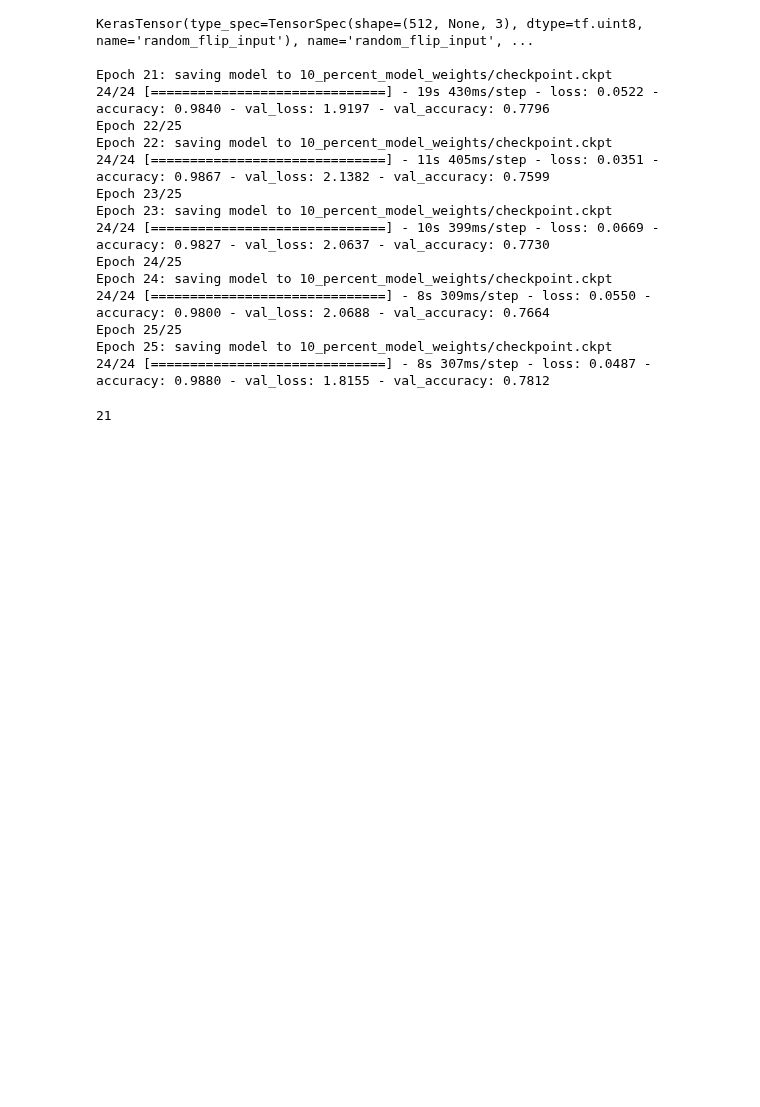
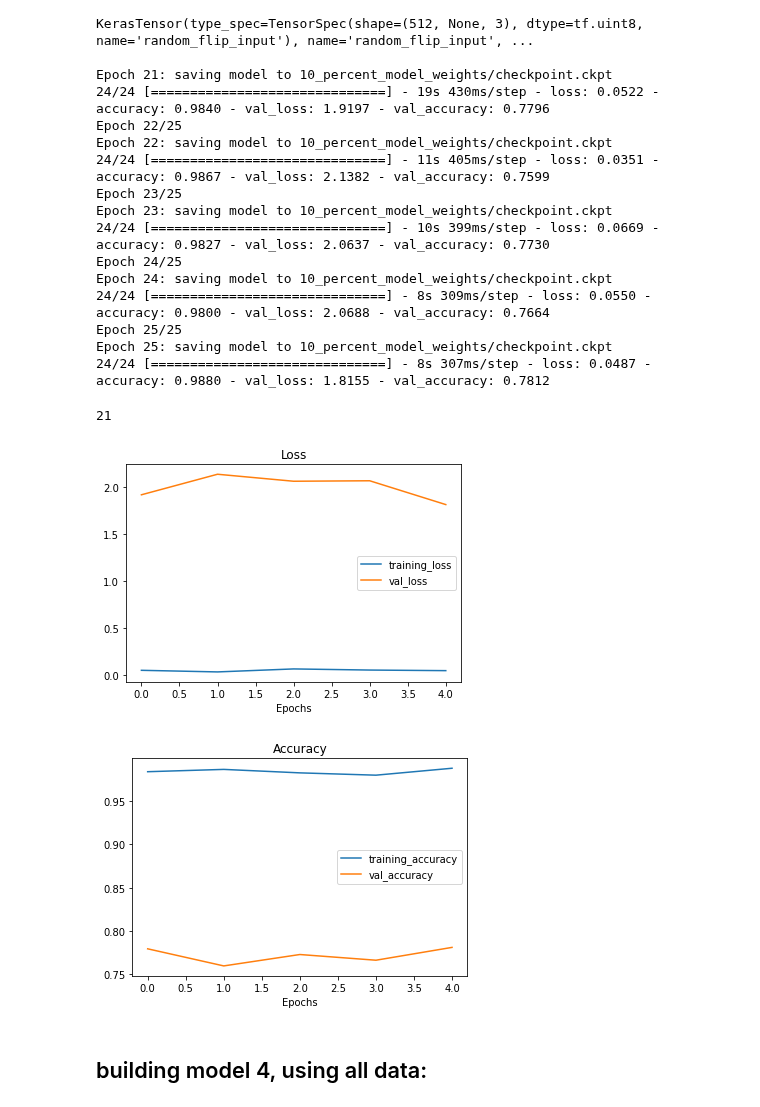
Before and after one commit to hamednasr/tensorflow, a Jupyter notebook: 05_transfer_learning_in_tensorflow_2.ipynb, the cells around one changed output. Cells and saved outputs as stored; diff of their text form; code cells hidden in the pictures; blank space fills up the shorter version.

```diff
--- a/05_transfer_learning_in_tensorflow_2.ipynb
+++ b/05_transfer_learning_in_tensorflow_2.ipynb
@@ -815,3 +822,10 @@ Epoch 25: saving model to 10_percent_model_weights/checkpoint.ckpt
 len(model_3_aug.trainable_variables)
 # %% [output]
 21
+# %%
+plot_loss_curves(history_model_3_aug_20trainable)
+# %% [output]
+[figure, added]
+[figure, added]
+# %% [markdown]
+## building model 4, using all data:
```
Also changed, not shown: parts of 9 cells of this notebook.
